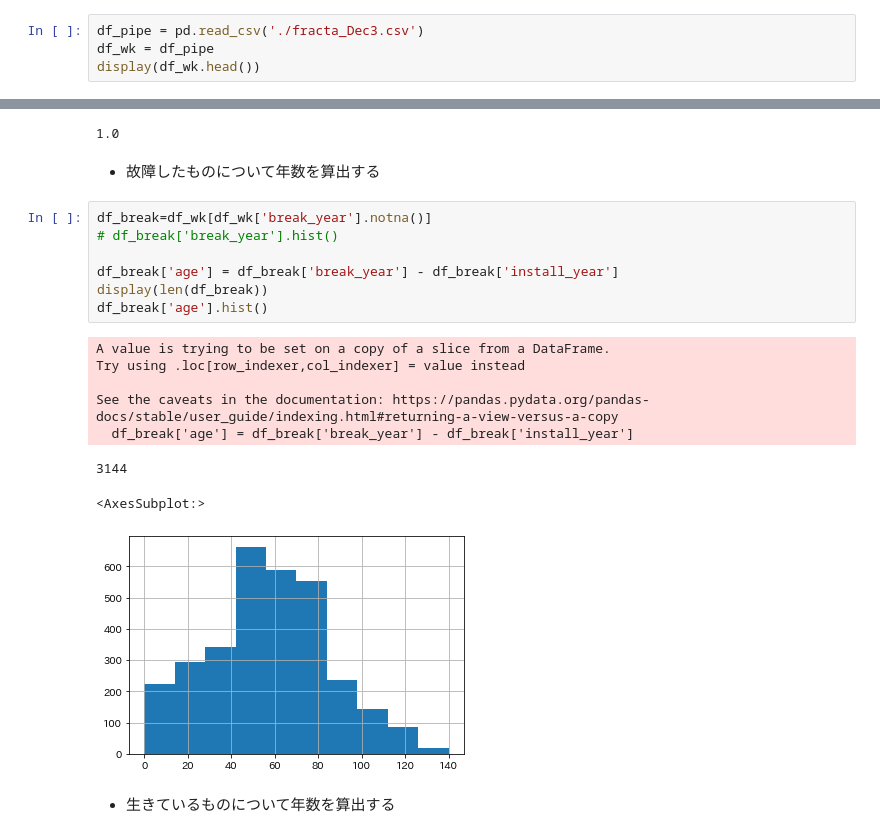
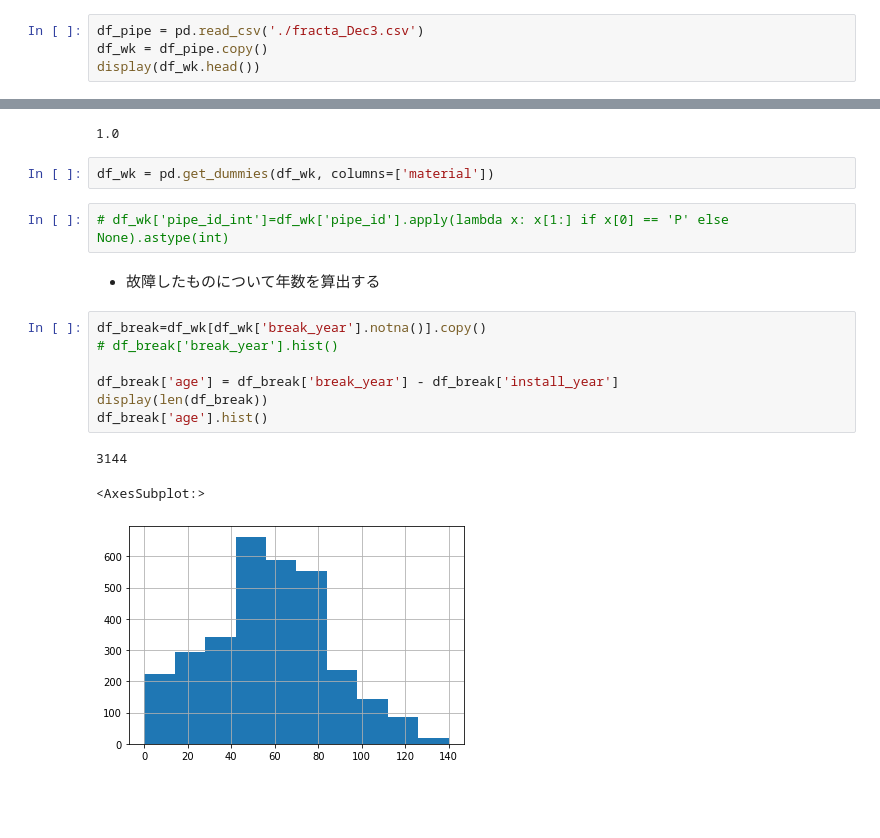
Before and after one commit to ontheroad2022/fracta, a Jupyter notebook: notebooks/100_0_nari_EDA.ipynb, the cells around one changed output, grey strips where cells are left out. Cells and saved outputs as stored; diff of their text form; blank space fills up the shorter version.

```diff
--- a/notebooks/100_0_nari_EDA.ipynb
+++ b/notebooks/100_0_nari_EDA.ipynb
@@ -22,7 +25,7 @@ The autoreload extension is already loaded. To reload it, use:
   %reload_ext autoreload
 # %%
 df_pipe = pd.read_csv('./fracta_Dec3.csv')
-df_wk = df_pipe
+df_wk = df_pipe.copy()
 display(df_wk.head())
 # %% [output]
 |  | pipe_id | install_year | material | diameter | break_year | env_dat_0 | env_dat_1 | env_dat_2 | env_dat_3 | ... |
@@ -47,23 +50,20 @@ display(death/total)
 56774
 56774
 1.0
+# %%
+df_wk = pd.get_dummies(df_wk, columns=['material'])
+# %%
+# df_wk['pipe_id_int']=df_wk['pipe_id'].apply(lambda x: x[1:] if x[0] == 'P' else None).astype(int)
 # %% [markdown]
 - 故障したものについて年数を算出する
 # %%
-df_break=df_wk[df_wk['break_year'].notna()]
+df_break=df_wk[df_wk['break_year'].notna()].copy()
 # df_break['break_year'].hist()
 
 df_break['age'] = df_break['break_year'] - df_break['install_year']
 display(len(df_break))
 df_break['age'].hist()
 # %% [output]
-A value is trying to be set on a copy of a slice from a DataFrame.
-Try using .loc[row_indexer,col_indexer] = value instead
-
-See the caveats in the documentation: https://pandas.pydata.org/pandas-docs/stable/user_guide/indexing.html#returning-a-view-versus-a-copy
-  df_break['age'] = df_break['break_year'] - df_break['install_year']
+3144
-3144
+<AxesSubplot:>
-<AxesSubplot:>
-[figure, old version]
+[figure, new version]
-# %% [markdown]
-- 生きているものについて年数を算出する
```
Also changed, not shown: parts of 41 cells of this notebook.
